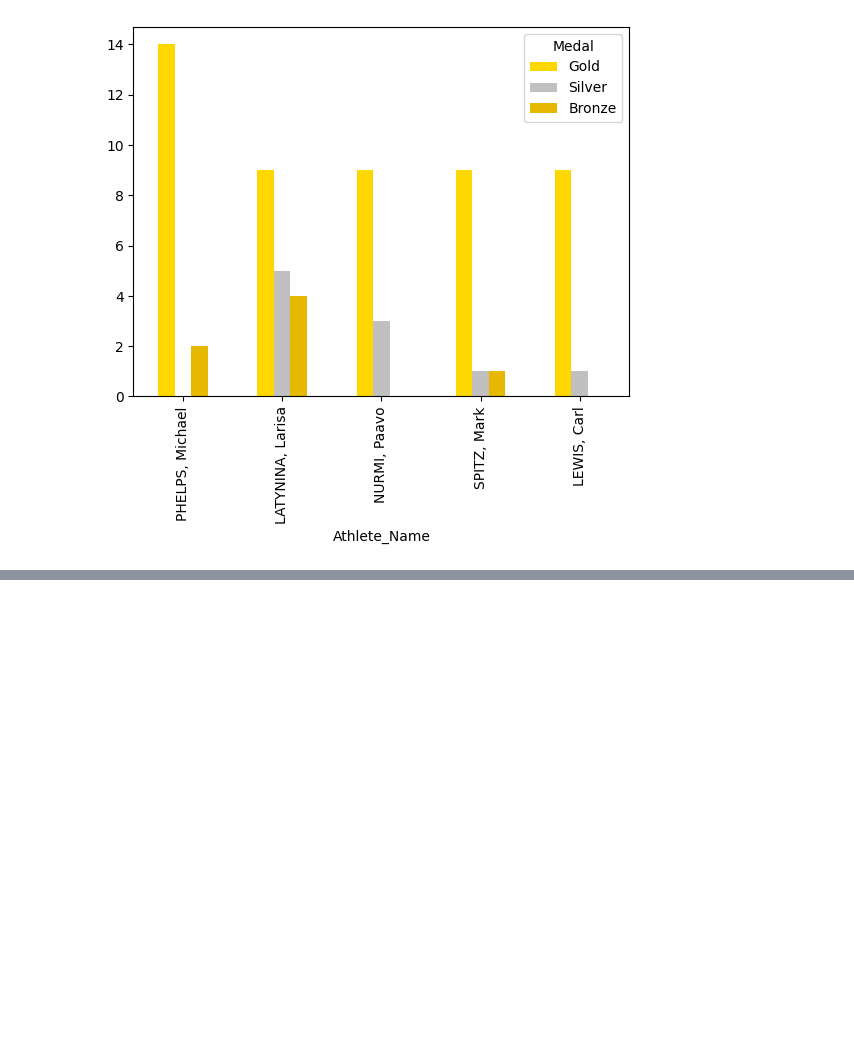
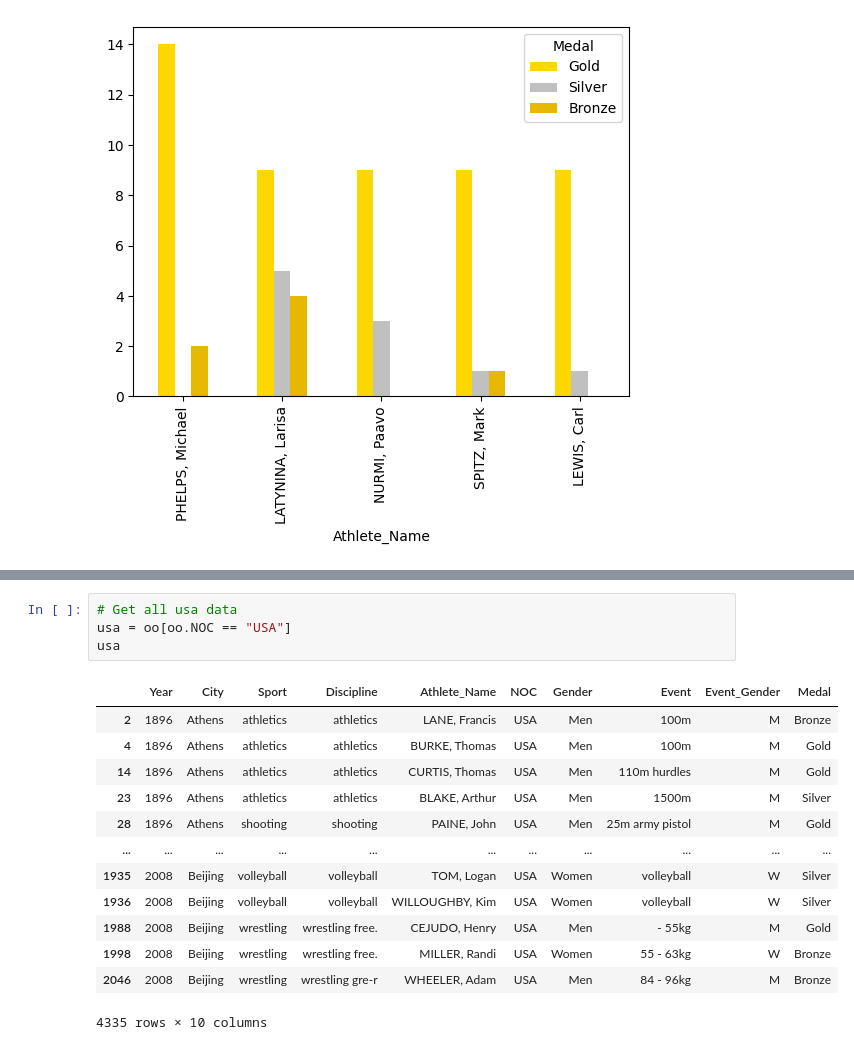
Before and after one commit to mmaheshan/PandasExercises, a Jupyter notebook: 02_Pandas_Essentials/01_Fundamentals/plotting.ipynb, the cells around one changed output, grey strips where cells are left out. Drawn from its saved outputs; the diff is of its cells as text; blank space fills up the shorter version.

```diff
--- a/02_Pandas_Essentials/01_Fundamentals/plotting.ipynb
+++ b/02_Pandas_Essentials/01_Fundamentals/plotting.ipynb
@@ -845,0 +854,18 @@ colormap
+# %%
+# Get all usa data
+usa = oo[oo.NOC == "USA"]
+usa
+# %% [output]
+|  | Year | City | Sport | Discipline | Athlete_Name | NOC | Gender | Event | Event_Gender | Medal |
+| 2 | 1896 | Athens | athletics | athletics | LANE, Francis | USA | Men | 100m | M | Bronze |
+| 4 | 1896 | Athens | athletics | athletics | BURKE, Thomas | USA | Men | 100m | M | Gold |
+| 14 | 1896 | Athens | athletics | athletics | CURTIS, Thomas | USA | Men | 110m hurdles | M | Gold |
+| 23 | 1896 | Athens | athletics | athletics | BLAKE, Arthur | USA | Men | 1500m | M | Silver |
+| 28 | 1896 | Athens | shooting | shooting | PAINE, John | USA | Men | 25m army pistol | M | Gold |
+| ... | ... | ... | ... | ... | ... | ... | ... | ... | ... | ... |
+| 1935 | 2008 | Beijing | volleyball | volleyball | TOM, Logan | USA | Women | volleyball | W | Silver |
+| 1936 | 2008 | Beijing | volleyball | volleyball | WILLOUGHBY, Kim | USA | Women | volleyball | W | Silver |
+| 1988 | 2008 | Beijing | wrestling | wrestling free. | CEJUDO, Henry | USA | Men | - 55kg | M | Gold |
+| 1998 | 2008 | Beijing | wrestling | wrestling free. | MILLER, Randi | USA | Women | 55 - 63kg | W | Bronze |
+| 2046 | 2008 | Beijing | wrestling | wrestling gre-r | WHEELER, Adam | USA | Men | 84 - 96kg | M | Bronze |
+4335 rows × 10 columns
```
Also changed, not shown: parts of 35 cells of this notebook.
